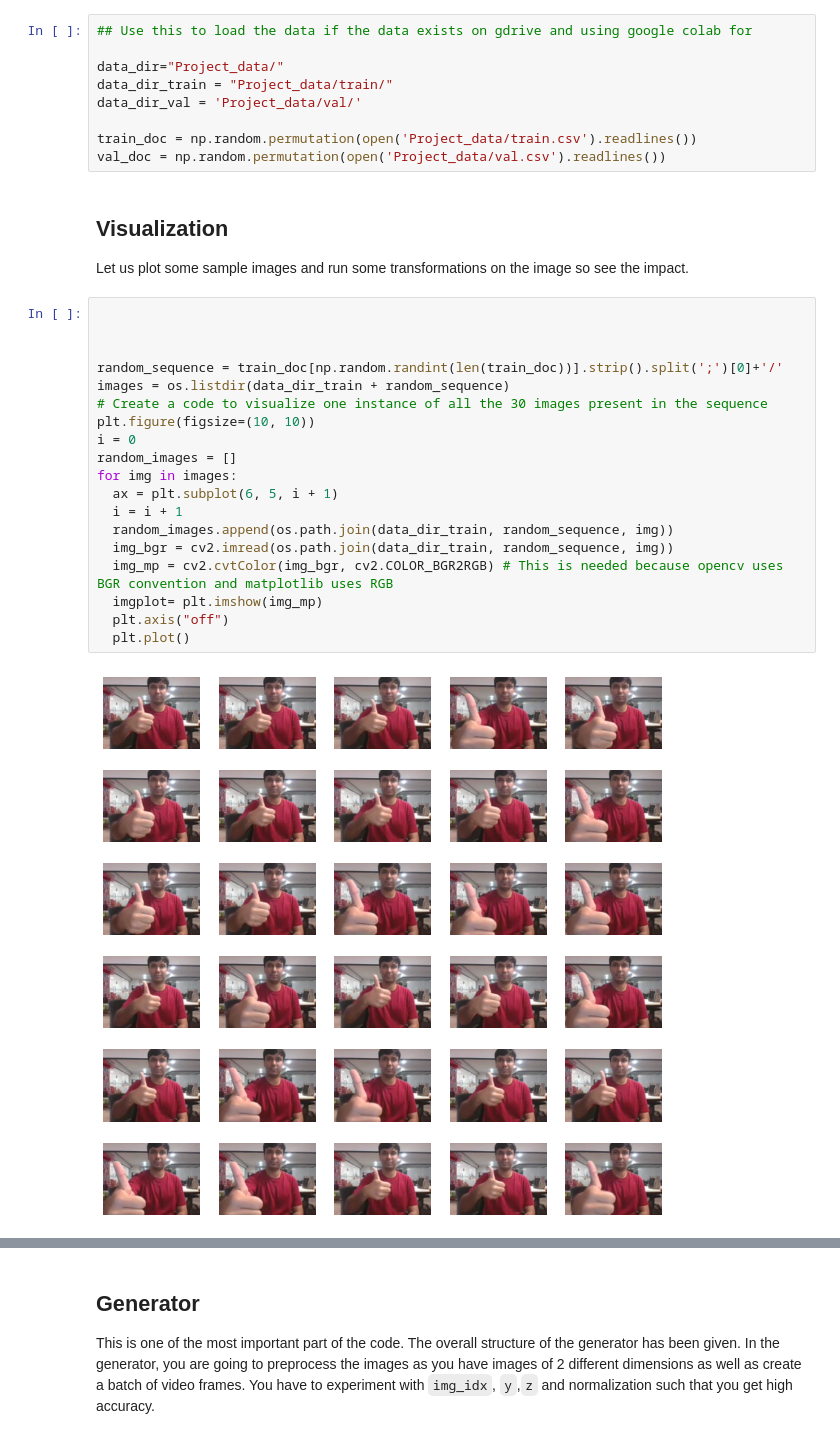
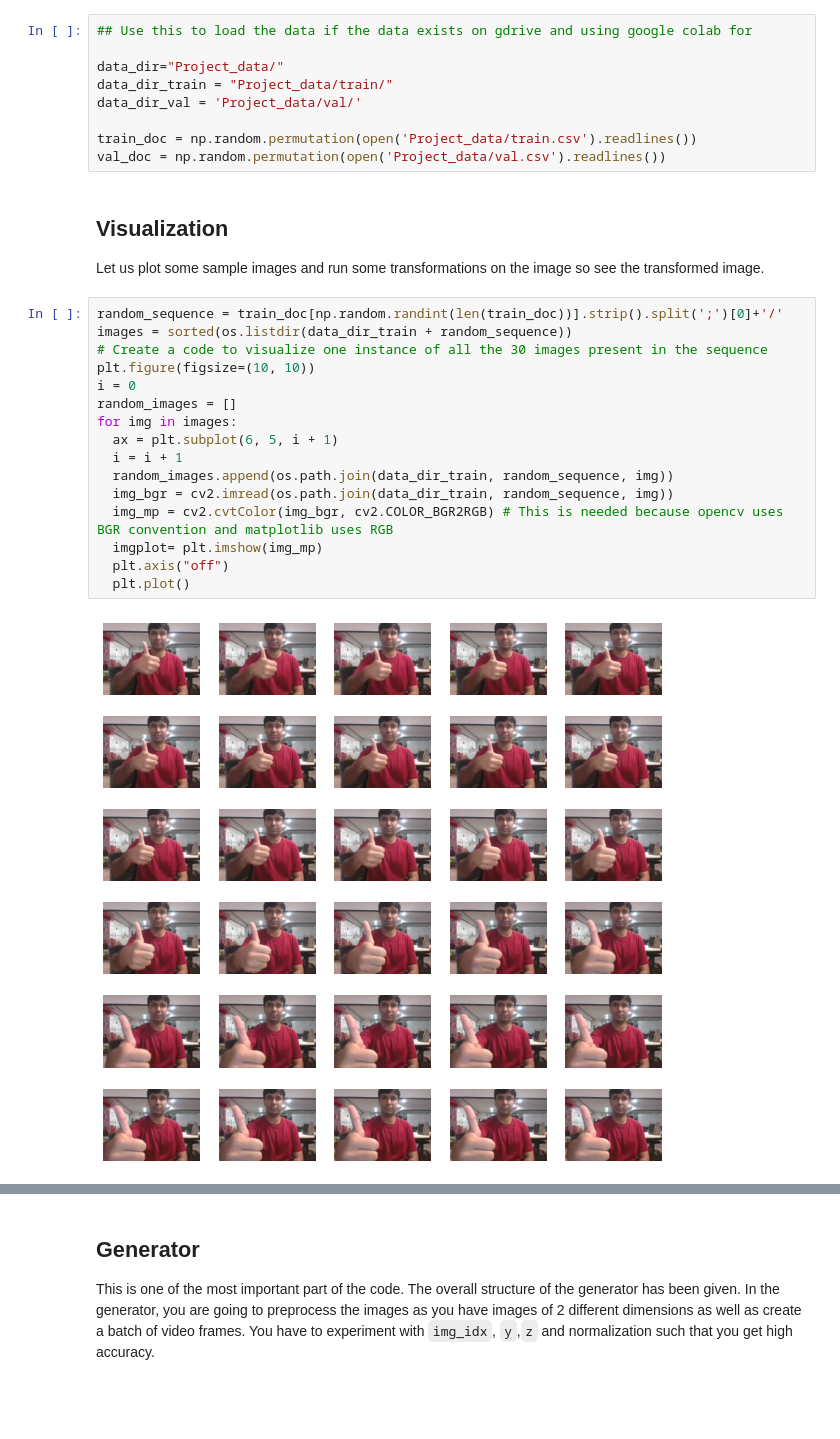
Before and after one commit to sriksmachi/ishara, a Jupyter notebook: gesture_recognition.ipynb, the cells around one changed output, grey strips where cells are left out. Drawn from its saved outputs; the diff is of its cells as text; blank space fills up the shorter version.

```diff
--- a/gesture_recognition.ipynb
+++ b/gesture_recognition.ipynb
@@ -85,28 +109,25 @@ val_doc = np.random.permutation(open('Project_data/val.csv').readlines())
 # %% [markdown]
 ## Visualization
 
-Let us plot some sample images and run some transformations on the image so see the impact.
+Let us plot some sample images and run some transformations on the image so see the transformed image.
 # %%
-
-
-
 random_sequence = train_doc[np.random.randint(len(train_doc))].strip().split(';')[0]+'/'
-images = os.listdir(data_dir_train + random_sequence)
+images = sorted(os.listdir(data_dir_train + random_sequence))
 # Create a code to visualize one instance of all the 30 images present in the sequence
 plt.figure(figsize=(10, 10))
 i = 0
 random_images = []
 for img in images:
   ax = plt.subplot(6, 5, i + 1)
   i = i + 1
   random_images.append(os.path.join(data_dir_train, random_sequence, img))
   img_bgr = cv2.imread(os.path.join(data_dir_train, random_sequence, img))
   img_mp = cv2.cvtColor(img_bgr, cv2.COLOR_BGR2RGB) # This is needed because opencv uses BGR convention and matplotlib uses RGB
   imgplot= plt.imshow(img_mp)
   plt.axis("off")
   plt.plot()
 # %% [output]
-[figure, old version]
+[figure, new version]
 # %%
 # Random Image - Original
 random_image = random_images[np.random.randint(30)]
```
Also changed, not shown: parts of 50 cells of this notebook.
